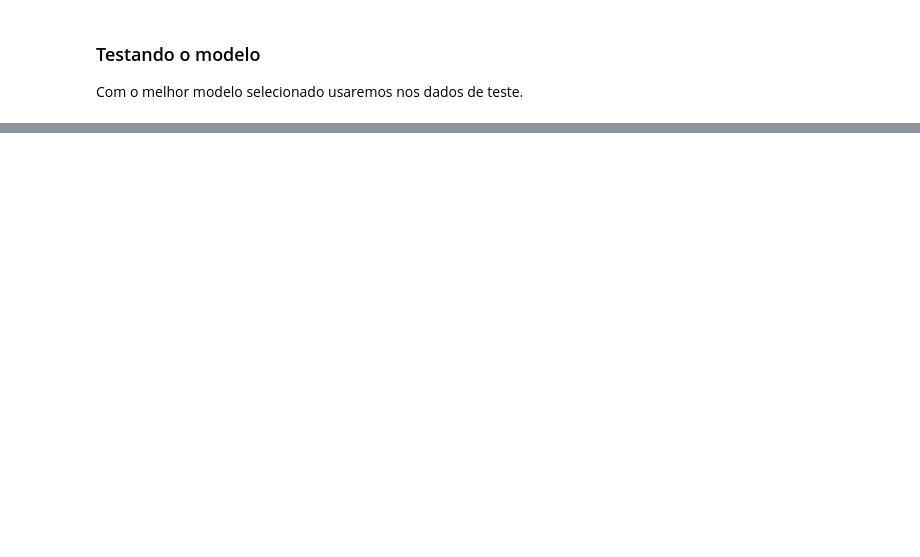
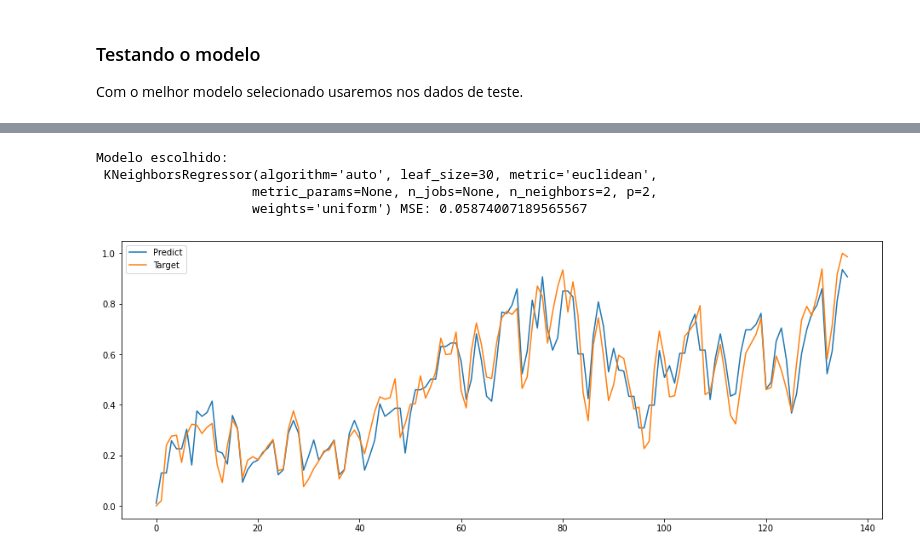
Before and after one commit to bernarducs/code_chunks, a Jupyter notebook: Projeto_Séries_Temporais.ipynb, the cells around one changed output, grey strips where cells are left out. Saved outputs shown, nothing was run; the diff lists cells and outputs as text; code cells hidden in the pictures; blank space fills up the shorter version.

```diff
--- a/Projeto_Séries_Temporais.ipynb
+++ b/Projeto_Séries_Temporais.ipynb
@@ -406,0 +445,37 @@ plt.show()
+# %%
+def treinar_knn(x_train, y_train, x_val, y_val):
+
+    k = [2, 4, 8, 10]
+    metric = ['euclidean', 'minkowski']
+
+    hyper_param = list(itertools.product(k,metric))
+
+    best_result = np.Inf
+    for i, j  in hyper_param:
+
+      knn = KNeighborsRegressor(n_neighbors=i,  metric=j)
+      knn.fit(x_train, y_train)
+      predict_validation = knn.predict(x_val)
+      mse = MSE(y_val, predict_validation)
+
+      if mse < best_result:
+          best_result = mse
+          select_model = knn
+
+    print('Modelo escolhido:\n', select_model, 'MSE:', best_result, '\n')
+    return select_model
+# %%
+modelo =  treinar_knn(X_train_scaled, y_train_scaled, X_val_scaled, y_val_scaled)
+trainPredict = modelo.predict(X_train_scaled)
+
+plt.figure(figsize=(16, 6))
+plt.plot(trainPredict, label='Predict')
+plt.plot(y_train_scaled, label='Target')
+plt.legend()
+plt.show()
+# %% [output]
+Modelo escolhido:
+ KNeighborsRegressor(algorithm='auto', leaf_size=30, metric='euclidean',
+                    metric_params=None, n_jobs=None, n_neighbors=2, p=2,
+                    weights='uniform') MSE: 0.05874007189565567
+[figure, added]
```
Also changed, not shown: parts of 13 cells of this notebook.
